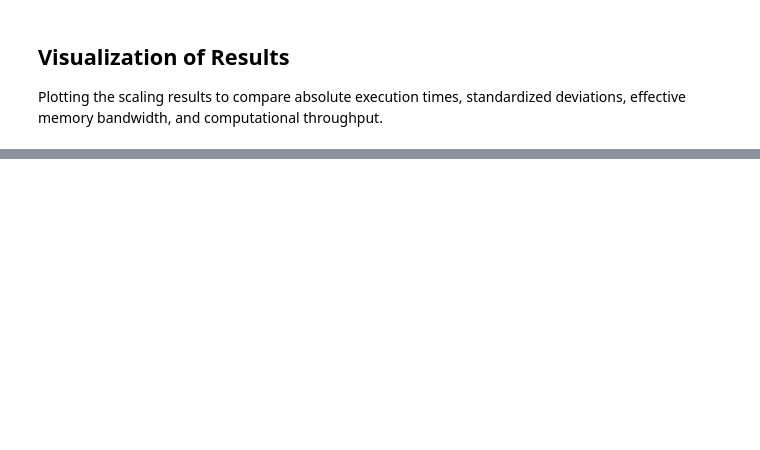
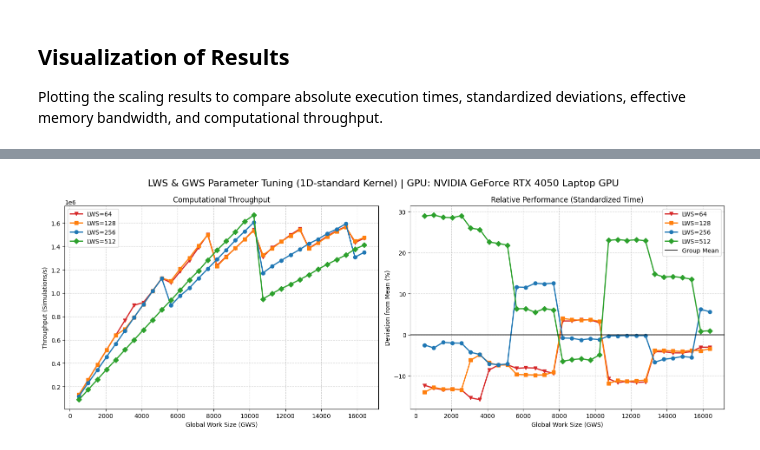
Before and after one commit to emanuelegaliano/pyroclast, a Jupyter notebook: benchmark/benchmark_analysis.ipynb, the cells around one changed output, grey strips where cells are left out. Cells and saved outputs as stored; diff of their text form; code cells hidden in the pictures; blank space fills up the shorter version.

```diff
--- a/benchmark/benchmark_analysis.ipynb
+++ b/benchmark/benchmark_analysis.ipynb
@@ -222,0 +215,74 @@ plt.show()
+# %%
+import pandas as pd
+import matplotlib.pyplot as plt
+from pathlib import Path
+
+# Load the benchmark CSV generated by benchmark_lws_gws.py
+csv_path = Path("lws_gws_benchmark.csv")
+if not csv_path.exists():
+    raise FileNotFoundError(f"Benchmark data not found at '{csv_path}'. Please run the python sweep script first!")
+
+df_bench = pd.read_csv(csv_path)
+gpu_name = df_bench["GPU"].iloc[0] if "GPU" in df_bench.columns else "Unknown GPU"
+kernel_label = df_bench["Kernel"].iloc[0] if "Kernel" in df_bench.columns else "Standard"
+
+lws_options = sorted(df_bench["LWS"].unique())
+
+fig, (ax1, ax2) = plt.subplots(1, 2, figsize=(16, 6))
+
+colors_lws = {
+    64:  "#d62728",
+    128: "#ff7f0e",
+    256: "#1f77b4",
+    512: "#2ca02c"
+}
+markers_lws = {
+    64:  "v",
+    128: "s",
+    256: "o",
+    512: "D"
+}
+
+for lws in lws_options:
+    sub_df = df_bench[df_bench["LWS"] == lws].sort_values("GWS")
+
+    # Plot Throughput
+    ax1.plot(
+        sub_df["GWS"],
+        sub_df["Throughput (Sim/s)"],
+        marker=markers_lws[lws],
+        label=f"LWS={lws}",
+        color=colors_lws[lws],
+        linewidth=2
+    )
+
+    # Plot Standardized Relative Time (Deviation from Mean %)
+    ax2.plot(
+        sub_df["GWS"],
+        sub_df["Deviation from Mean (%)"],
+        marker=markers_lws[lws],
+        label=f"LWS={lws}",
+        color=colors_lws[lws],
+        linewidth=2
+    )
+
+# Subplot 1: Throughput
+ax1.set_xlabel("Global Work Size (GWS)")
+ax1.set_ylabel("Throughput (Simulations/s)")
+ax1.set_title("Computational Throughput")
+ax1.grid(True, linestyle="--", alpha=0.6)
+ax1.legend()
+
+# Subplot 2: Standardized Relative Performance
+ax2.axhline(0.0, color='black', linestyle='-', alpha=0.8, label='Group Mean')
+ax2.set_xlabel("Global Work Size (GWS)")
+ax2.set_ylabel("Deviation from Mean (%)")
+ax2.set_title("Relative Performance (Standardized Time)")
+ax2.grid(True, linestyle="--", alpha=0.6)
+ax2.legend()
+
+plt.suptitle(f"LWS & GWS Parameter Tuning ({kernel_label} Kernel) | GPU: {gpu_name}", fontsize=16)
+plt.tight_layout()
+plt.show()
+# %% [output]
+[figure, added]
```
Also changed, not shown: parts of 5 cells of this notebook, 14 other files.
